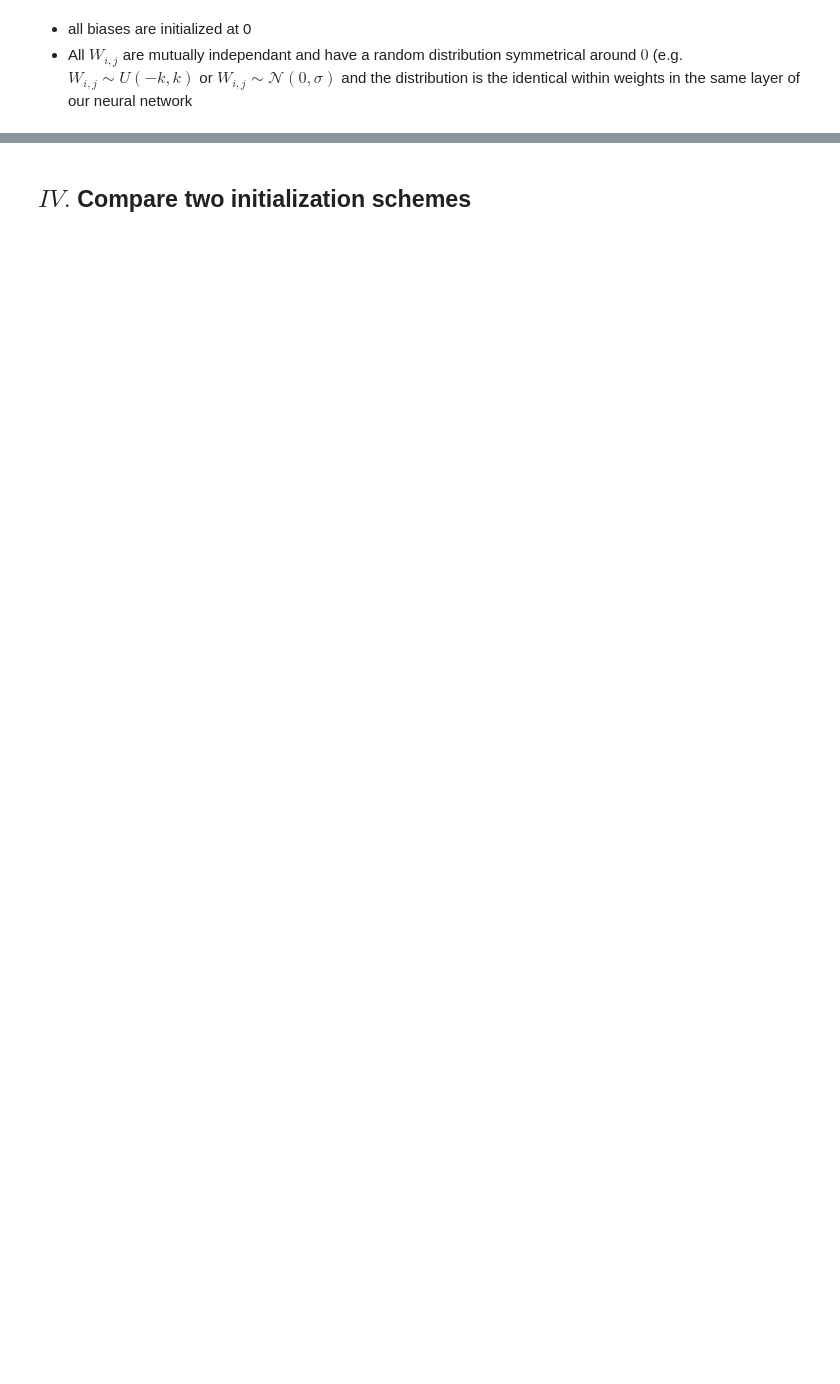
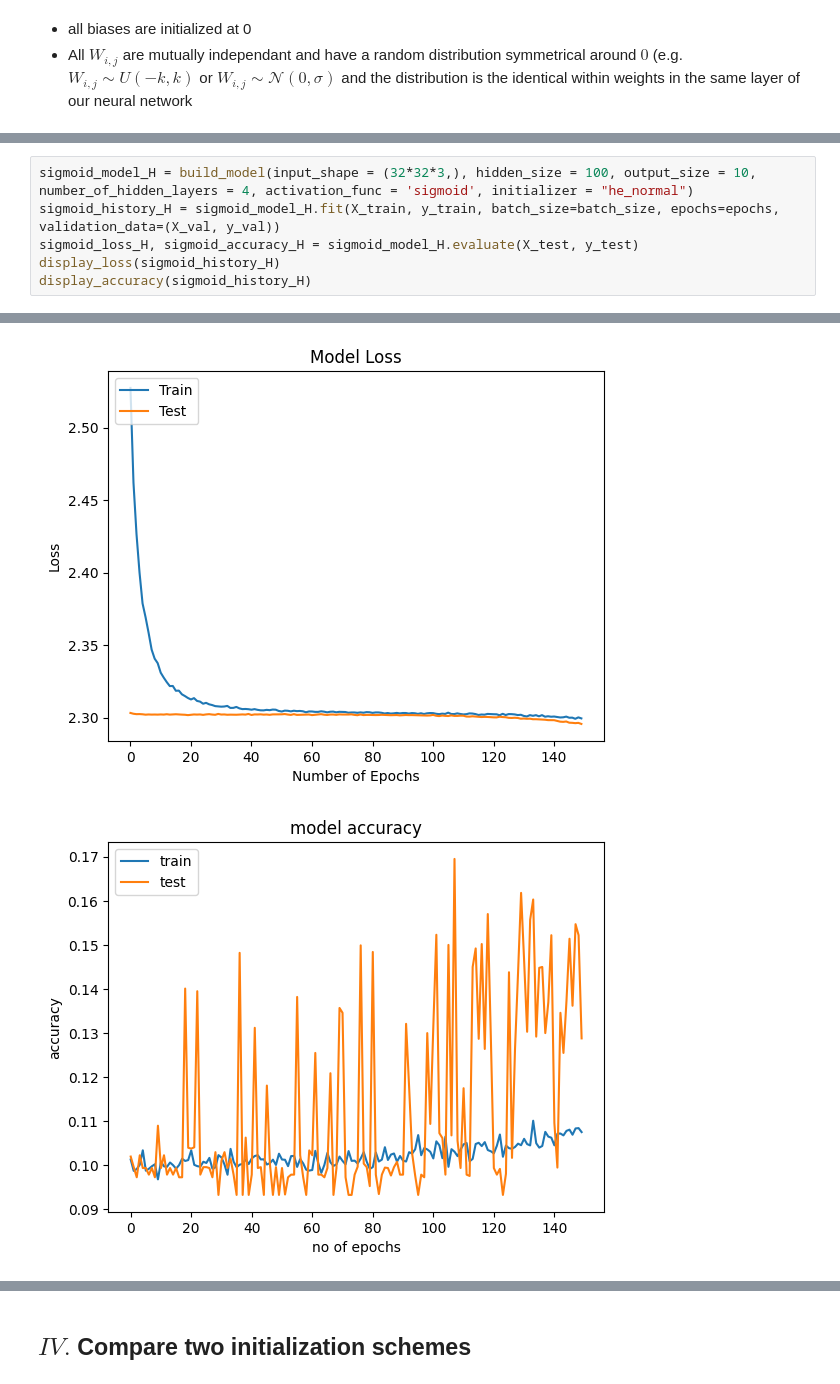
Before and after one commit to Arko04/Colab, a Jupyter notebook: HW3_P1.ipynb, the cells around one changed output, grey strips where cells are left out. Cells and saved outputs as stored; diff of their text form; blank space fills up the shorter version.

```diff
--- a/HW3_P1.ipynb
+++ b/HW3_P1.ipynb
@@ -142,0 +346,7 @@ And here is architectures of large models in part2's initialization scheme:
+# %%
+sigmoid_model_H = build_model(input_shape = (32*32*3,), hidden_size = 100, output_size = 10, number_of_hidden_layers = 4, activation_func = 'sigmoid', initializer = "he_normal")
+sigmoid_history_H = sigmoid_model_H.fit(X_train, y_train, batch_size=batch_size, epochs=epochs, validation_data=(X_val, y_val))
+sigmoid_loss_H, sigmoid_accuracy_H = sigmoid_model_H.evaluate(X_test, y_test)
+display_loss(sigmoid_history_H)
+display_accuracy(sigmoid_history_H)
+# %% [output]
@@ -142,0 +370,2 @@ And here is architectures of large models in part2's initialization scheme:
+[figure, added]
+[figure, added]
```
Also changed, not shown: parts of 113 cells of this notebook.
